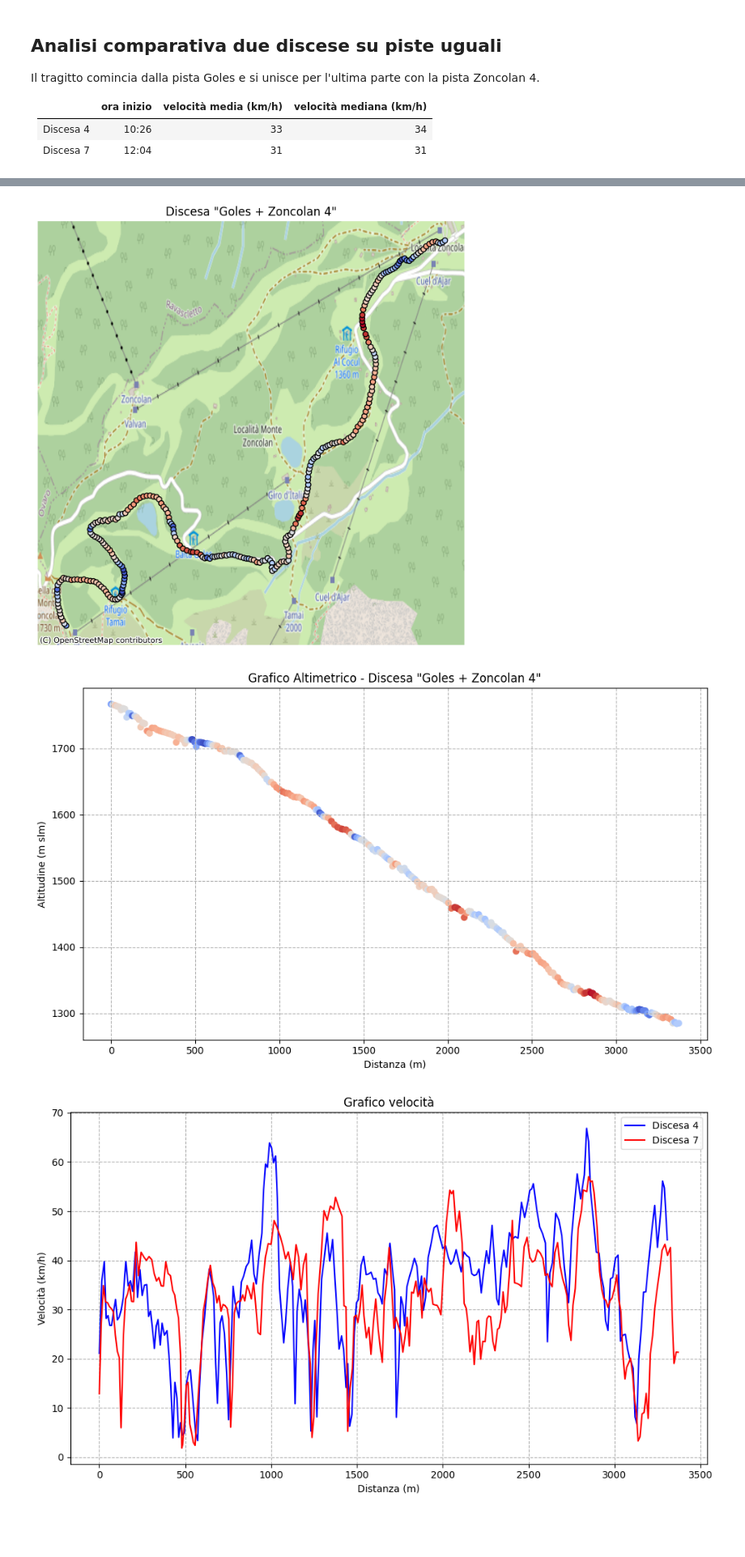
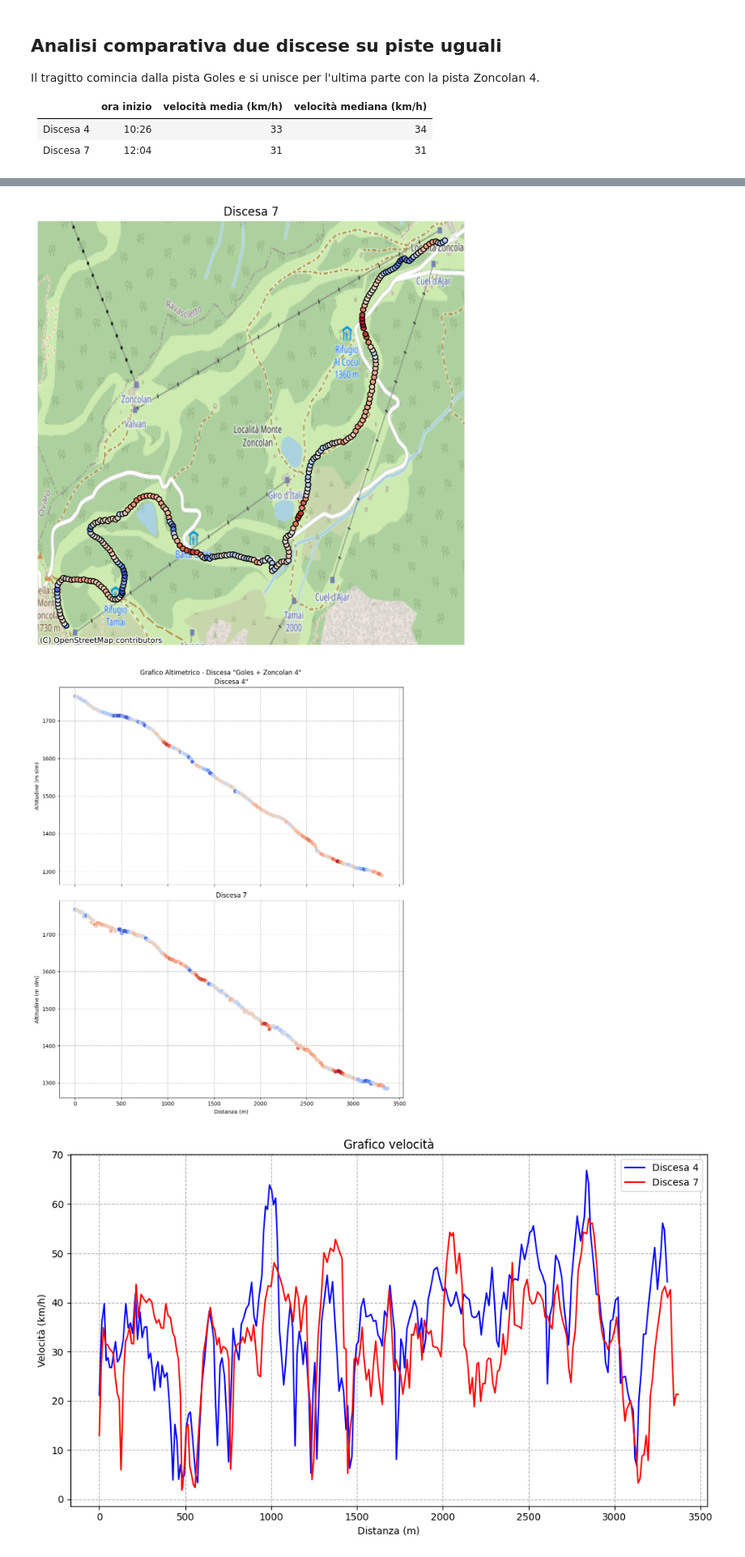
Before and after one commit to thomasmassarutto/DataSlopes, a Jupyter notebook: DataSlopes.ipynb, the cells around one changed output, grey strips where cells are left out. Shown at 81% size. Cells and saved outputs as stored; diff of their text form; code cells hidden in the pictures; blank space fills up the shorter version.

```diff
--- a/DataSlopes.ipynb
+++ b/DataSlopes.ipynb
@@ -904,7 +884,7 @@ gdf1_discesa_5 = calcola_distanza_percorsa(gdf1_discesa_7)
 # %%
 fig, ax = plt.subplots(figsize=(8, 8))
 
-plt.title('Discesa "Goles + Zoncolan 4"')
+plt.title('Discesa 7')
 
 ## oggetto scatter
 ax.scatter(gdf1_discesa_7.geometry.x, gdf1_discesa_7.geometry.y,
@@ -920,27 +900,37 @@ ax.set_axis_off()
 
 plt.show()
 # %% [output]
-[figure, old version]
+[figure, new version]
 # %%
-plt.figure(figsize=(10, 6))
+fig, axes = plt.subplots(2, 1, figsize=(10, 12), sharex=True)
 
-plt.title('Grafico Altimetrico - Discesa "Goles + Zoncolan 4"')
+fig.suptitle('Grafico Altimetrico - Discesa "Goles + Zoncolan 4"')
 
-plt.scatter(gdf1_discesa_7['distanza_percorsa'],
-            gdf1_discesa_7['altitudine'],
-            c=gdf1_discesa_7['velocita'] * 3.6,
-            cmap='coolwarm'
-            )
+# Discesa 4
+axes[0].scatter(gdf1_discesa_4['distanza_percorsa'],
+                gdf1_discesa_4['altitudine'],
+                c=gdf1_discesa_4['velocita'] * 3.6,
+                cmap='coolwarm')
 
-plt.xlabel('Distanza (m)')
-plt.ylabel('Altitudine (m slm)')
-plt.grid(linestyle='--')
+axes[0].set_title('Discesa 4"')
+axes[0].set_ylabel('Altitudine (m slm)')
+axes[0].grid(linestyle='--')
 
+# Discesa 7
+axes[1].scatter(gdf1_discesa_7['distanza_percorsa'],
+                gdf1_discesa_7['altitudine'],
+                c=gdf1_discesa_7['velocita'] * 3.6,
+                cmap='coolwarm')
+
+axes[1].set_title('Discesa 7')
+axes[1].set_xlabel('Distanza (m)')
+axes[1].set_ylabel('Altitudine (m slm)')
+axes[1].grid(linestyle='--')
 
 plt.tight_layout()
 plt.show()
 # %% [output]
-[figure, old version]
+[figure, new version]
 # %%
 
 fig, ax = plt.subplots(figsize=(10, 6))
```
Also changed, not shown: parts of 3 cells of this notebook, 5 other files.
